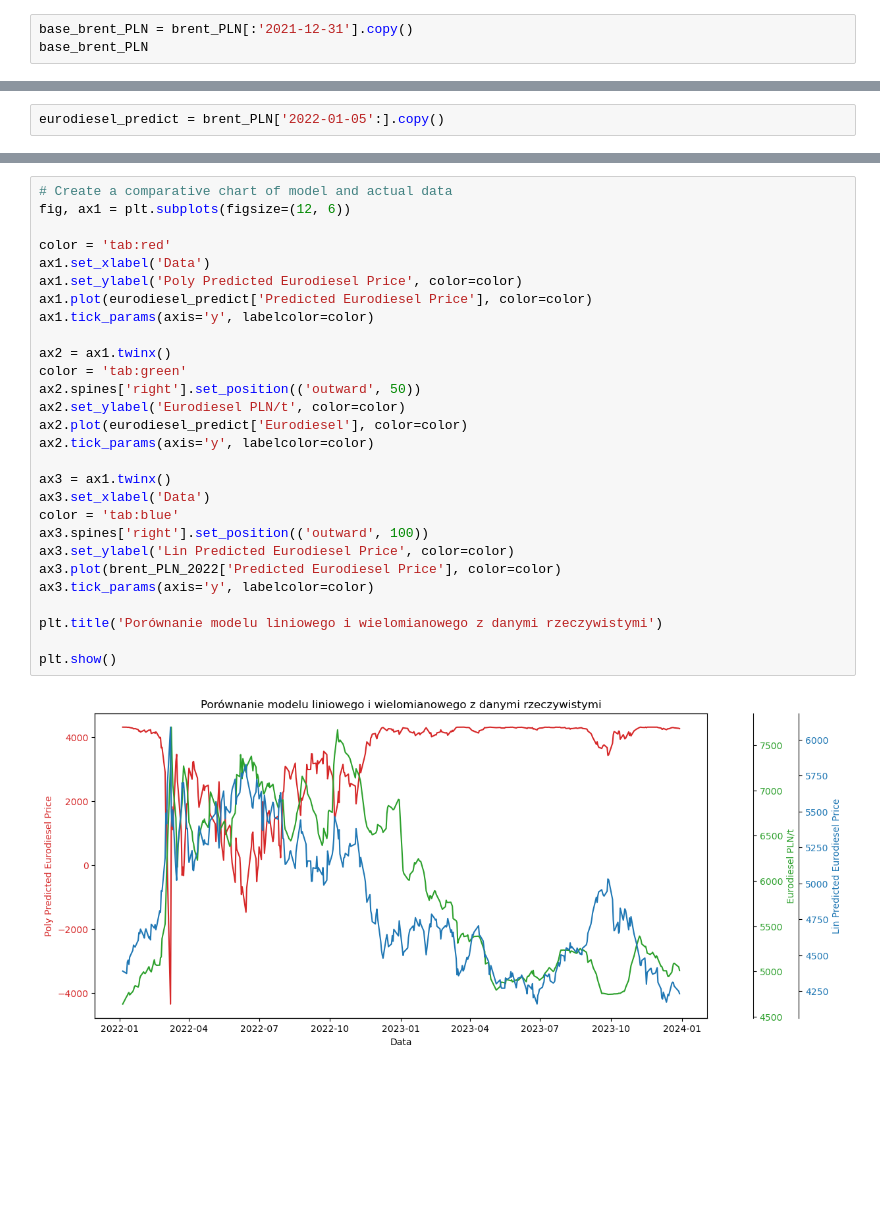
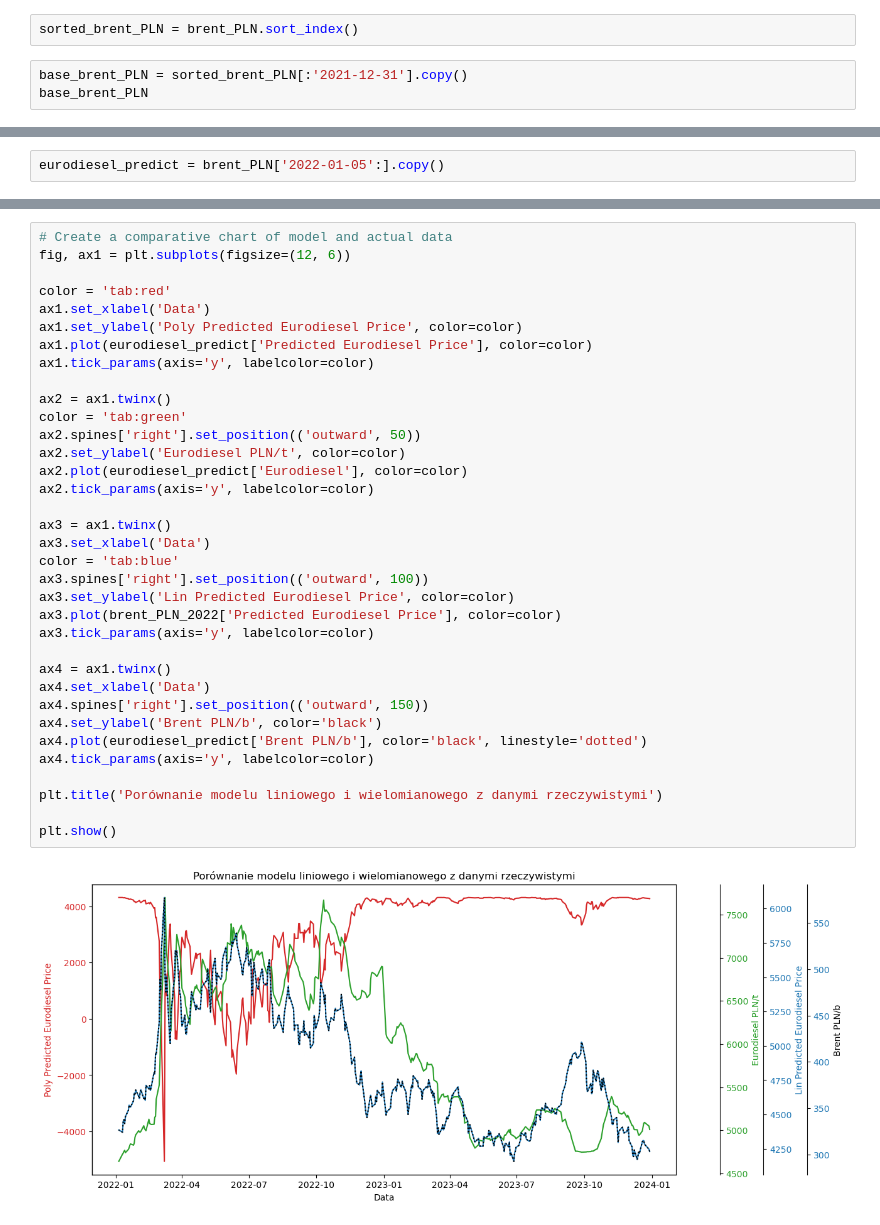
Before and after one commit to mariuszkam4/Orlen_fuel_prices, a Jupyter notebook: Orlen_fuel_prices.ipynb, the cells around one changed output, grey strips where cells are left out. Drawn from its saved outputs; the diff is of its cells as text; blank space fills up the shorter version.

```diff
--- a/Orlen_fuel_prices.ipynb
+++ b/Orlen_fuel_prices.ipynb
@@ -309,8 +309,10 @@ Preparation includes assigning data to variables and labels and dividing them fo
 from sklearn.model_selection import train_test_split
 from sklearn.linear_model import LinearRegression
 from sklearn.metrics import mean_squared_error, r2_score
+# %%
+sorted_brent_PLN = brent_PLN.sort_index()
 # %%
-base_brent_PLN = brent_PLN[:'2021-12-31'].copy()
+base_brent_PLN = sorted_brent_PLN[:'2021-12-31'].copy()
 base_brent_PLN
 # %% [output]
 |  | Brent USD/b | PLN/USD | Eurodiesel | Brent PLN/b |
@@ -650,30 +652,37 @@ eurodiesel_predict
 # %%
 # Create a comparative chart of model and actual data
 fig, ax1 = plt.subplots(figsize=(12, 6))
 
 color = 'tab:red'
 ax1.set_xlabel('Data')
 ax1.set_ylabel('Poly Predicted Eurodiesel Price', color=color)
 ax1.plot(eurodiesel_predict['Predicted Eurodiesel Price'], color=color)
 ax1.tick_params(axis='y', labelcolor=color)
 
 ax2 = ax1.twinx()
 color = 'tab:green'
 ax2.spines['right'].set_position(('outward', 50))
 ax2.set_ylabel('Eurodiesel PLN/t', color=color)
 ax2.plot(eurodiesel_predict['Eurodiesel'], color=color)
 ax2.tick_params(axis='y', labelcolor=color)
 
 ax3 = ax1.twinx()
 ax3.set_xlabel('Data')
 color = 'tab:blue'
 ax3.spines['right'].set_position(('outward', 100))
 ax3.set_ylabel('Lin Predicted Eurodiesel Price', color=color)
 ax3.plot(brent_PLN_2022['Predicted Eurodiesel Price'], color=color)
 ax3.tick_params(axis='y', labelcolor=color)
 
+ax4 = ax1.twinx()
+ax4.set_xlabel('Data')
+ax4.spines['right'].set_position(('outward', 150))
+ax4.set_ylabel('Brent PLN/b', color='black')
+ax4.plot(eurodiesel_predict['Brent PLN/b'], color='black', linestyle='dotted')
+ax4.tick_params(axis='y', labelcolor=color)
+
 plt.title('Porównanie modelu liniowego i wielomianowego z danymi rzeczywistymi')
 
 plt.show()
 # %% [output]
-[figure, old version]
+[figure, new version]
```
Also changed, not shown: parts of 15 cells of this notebook.
